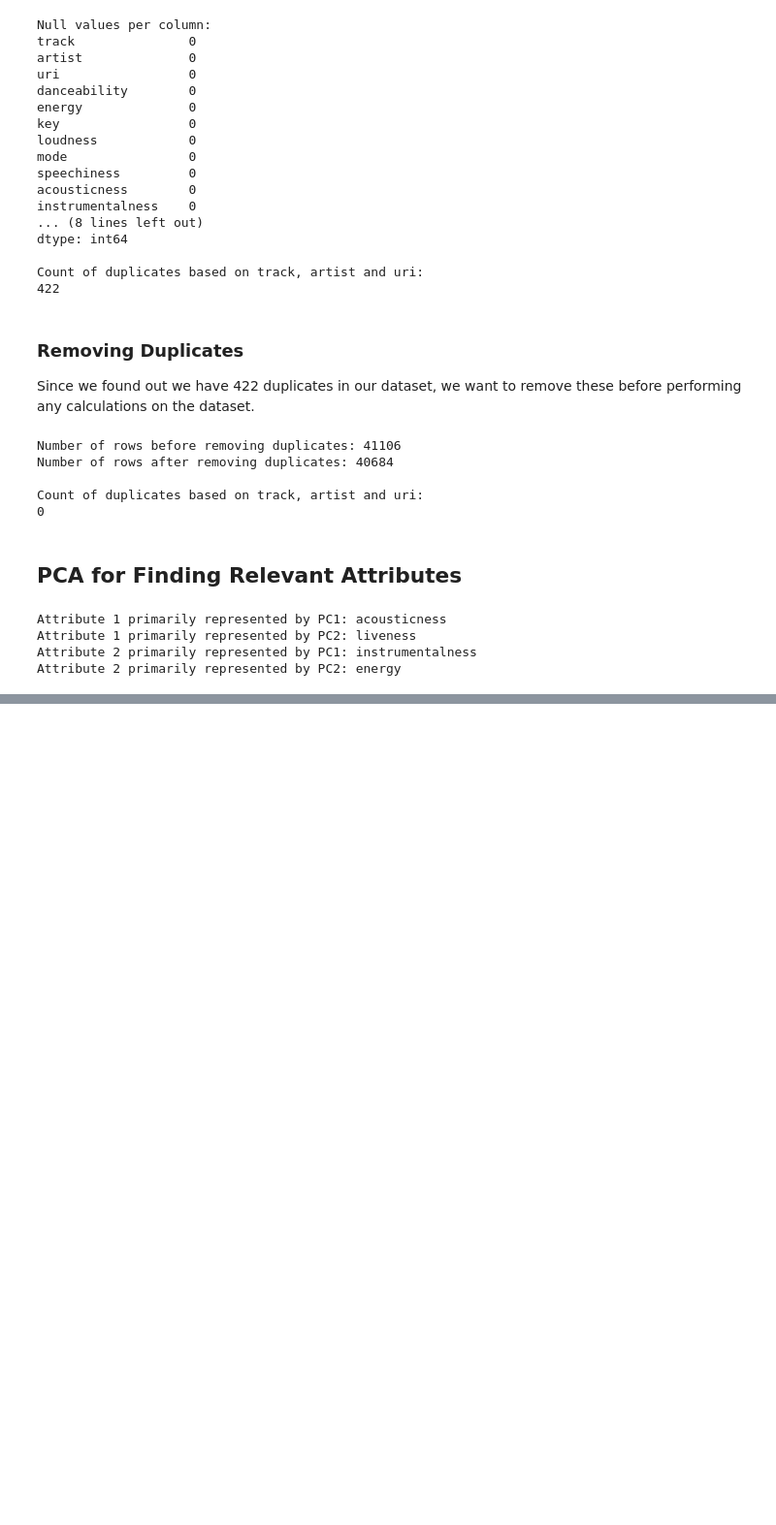
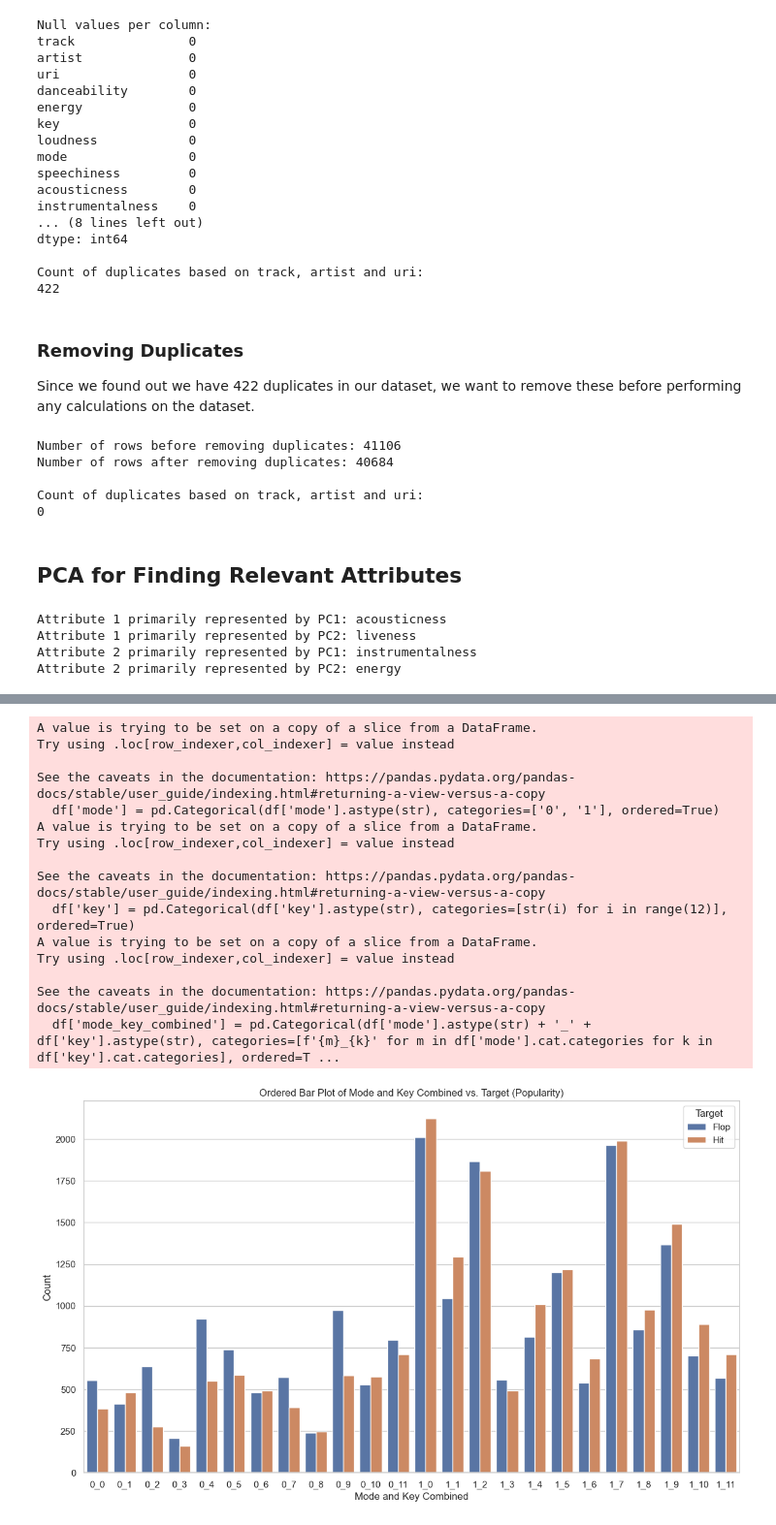
Before and after one commit to jesbor98/music-analysis, a Jupyter notebook: Data Mining project.ipynb, the cells around one changed output, grey strips where cells are left out. Shown: that part at 97% size. Drawn from its saved outputs; the diff is of its cells as text; code cells hidden in the pictures; blank space fills up the shorter version.

```diff
--- a/Data Mining project.ipynb
+++ b/Data Mining project.ipynb
@@ -259,0 +332,42 @@ plt.show()
+# %%
+import pandas as pd
+import seaborn as sns
+import matplotlib.pyplot as plt
+
+# Assuming df is your DataFrame containing 'mode', 'key', 'target'
+# Create a new feature combining mode and key using .loc
+
+# Specify the order for 'mode' and 'key'
+df['mode'] = pd.Categorical(df['mode'].astype(str), categories=['0', '1'], ordered=True)
+df['key'] = pd.Categorical(df['key'].astype(str), categories=[str(i) for i in range(12)], ordered=True)
+df.loc[:, 'mode_key_combined'] = df['mode'].astype(str) + '_' + df['key'].astype(str)
+
+# Convert the 'mode_key_combined' column to categorical with the specified order
+df['mode_key_combined'] = pd.Categorical(df['mode'].astype(str) + '_' + df['key'].astype(str), categories=[f'{m}_{k}' for m in df['mode'].cat.categories for k in df['key'].cat.categories], ordered=True)
+
+# Create a bar plot
+plt.figure(figsize=(14, 8))
+sns.countplot(x='mode_key_combined', hue='target', data=df)
+plt.xlabel('Mode and Key Combined')
+plt.ylabel('Count')
+plt.title('Ordered Bar Plot of Mode and Key Combined vs. Target (Popularity)')
+plt.legend(title='Target', labels=['Flop', 'Hit'])
+
+plt.show()
+# %% [output]
+A value is trying to be set on a copy of a slice from a DataFrame.
+Try using .loc[row_indexer,col_indexer] = value instead
+
+See the caveats in the documentation: https://pandas.pydata.org/pandas-docs/stable/user_guide/indexing.html#returning-a-view-versus-a-copy
+  df['mode'] = pd.Categorical(df['mode'].astype(str), categories=['0', '1'], ordered=True)
+A value is trying to be set on a copy of a slice from a DataFrame.
+Try using .loc[row_indexer,col_indexer] = value instead
+
+See the caveats in the documentation: https://pandas.pydata.org/pandas-docs/stable/user_guide/indexing.html#returning-a-view-versus-a-copy
+  df['key'] = pd.Categorical(df['key'].astype(str), categories=[str(i) for i in range(12)], ordered=True)
+A value is trying to be set on a copy of a slice from a DataFrame.
+Try using .loc[row_indexer,col_indexer] = value instead
+
+See the caveats in the documentation: https://pandas.pydata.org/pandas-docs/stable/user_guide/indexing.html#returning-a-view-versus-a-copy
+  df['mode_key_combined'] = pd.Categorical(df['mode'].astype(str) + '_' + df['key'].astype(str), categories=[f'{m}_{k}' for m in df['mode'].cat.categories for k in df['key'].cat.categories], ordered=T ...
+[figure, added]
```
Also changed, not shown: parts of 8 cells of this notebook.
